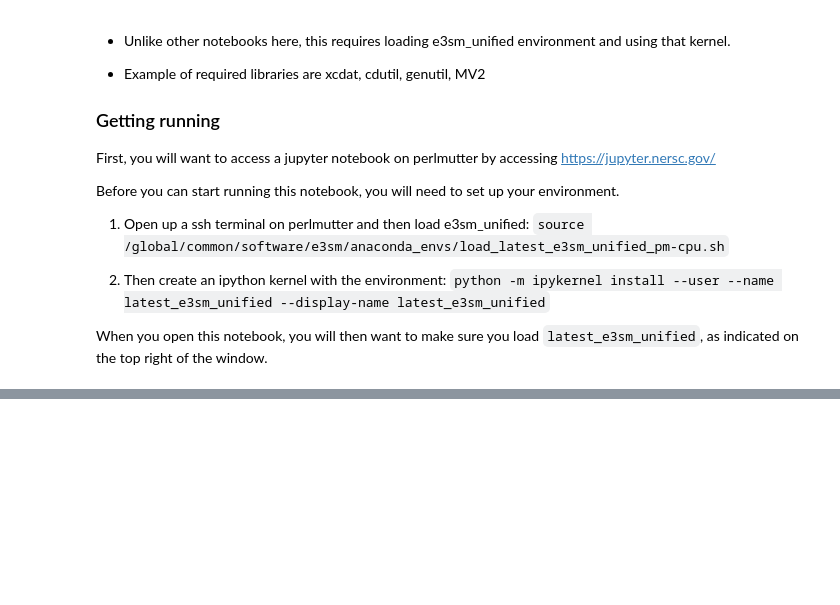
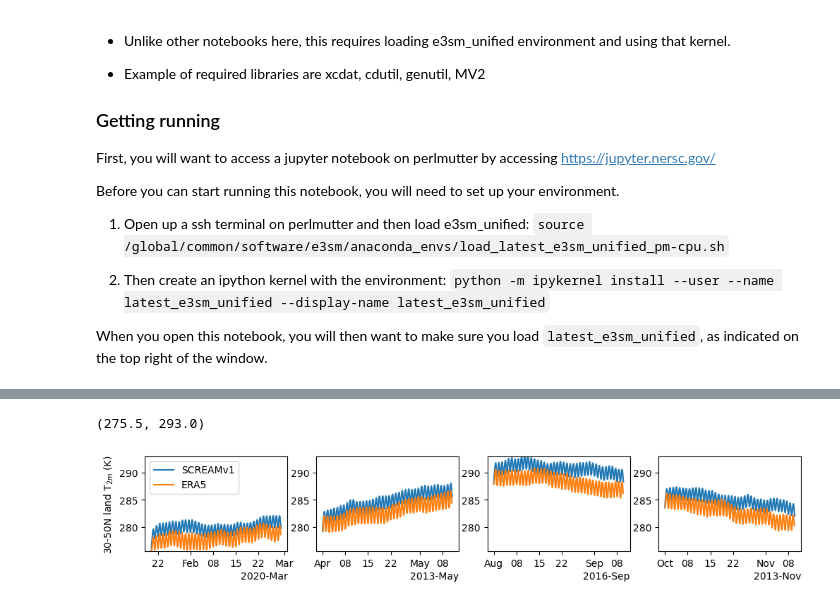
Before and after one commit to brhillman/e3smplot, a Jupyter notebook: notebooks/FourSeasons_TimeSeries.ipynb, the cells around one changed output, grey strips where cells are left out. Cells and saved outputs as stored; diff of their text form; code cells hidden in the pictures; blank space fills up the shorter version.

```diff
--- a/notebooks/FourSeasons_TimeSeries.ipynb
+++ b/notebooks/FourSeasons_TimeSeries.ipynb
@@ -72,0 +75,5 @@ Data variables: (12/16)
+# %%
+# Get weights for v1 and for ERA5
+v1_weights=f_Apr_VertIntegrals["area"]
+ERA5_weights=f_ERA5_landfrac["area"]
+ERA5_weights=ERA5_weights.rename({'lat':'latitude','lon':'longitude'}) # make the x-y dimension names consistent with ERA5
@@ -158,0 +250,6 @@ glb_mean_T_2m_ERA5_Oct=np.array(f_Oct_ERA5.spatial.average("t2m",axis="XY")["t2m
+# %%
+# Create new var for ERA5 bc U10 and V10 are separated
+f_Jan_ERA5["wind_speed_10m"]=(f_Jan_ERA5.u10**2+f_Jan_ERA5.v10**2)**0.5
+f_Apr_ERA5["wind_speed_10m"]=(f_Apr_ERA5.u10**2+f_Apr_ERA5.v10**2)**0.5
+f_Aug_ERA5["wind_speed_10m"]=(f_Aug_ERA5.u10**2+f_Aug_ERA5.v10**2)**0.5
+f_Oct_ERA5["wind_speed_10m"]=(f_Oct_ERA5.u10**2+f_Oct_ERA5.v10**2)**0.5
@@ -259,0 +394,5 @@ plt.ylim((1.5,4.5))
+# %%
+glb_mean_T_2m_30N50Nlnd_v1_Jan,time_v1_Jan=calc_timeseries(f_Jan_SurfVars,"T_2m",'2020-01-20 00:00:00','2020-02-28 23:59:59',mask=land_only_mask_v1,maskname='_lnd',coeff=1.,lat_max=50.,lat_min=30.,varweights=v1_weights)
+glb_mean_T_2m_30N50Nlnd_v1_Apr,time_v1_Apr=calc_timeseries(f_Apr_SurfVars,"T_2m",'2013-04-01 00:00:00','2013-05-10 23:59:59',mask=land_only_mask_v1,maskname='_lnd',coeff=1.,lat_max=50.,lat_min=30.,varweights=v1_weights)
+glb_mean_T_2m_30N50Nlnd_v1_Aug,time_v1_Aug=calc_timeseries(f_Aug_SurfVars,"T_2m",'2016-08-01 00:00:00','2016-09-09 23:59:59',mask=land_only_mask_v1,maskname='_lnd',coeff=1.,lat_max=50.,lat_min=30.,varweights=v1_weights)
+glb_mean_T_2m_30N50Nlnd_v1_Oct,time_v1_Oct=calc_timeseries(f_Oct_SurfVars,"T_2m",'2013-10-01 00:00:00','2013-11-09 23:59:59',mask=land_only_mask_v1,maskname='_lnd',coeff=1.,lat_max=50.,lat_min=30.,varweights=v1_weights)
@@ -259,0 +408,5 @@ plt.ylim((1.5,4.5))
+# %%
+glb_mean_T_2m_30N50Nlnd_ERA5_Jan,time_ERA5_Jan=calc_timeseries(f_Jan_ERA5,"t2m",'2020-01-20 00:00:00','2020-02-28 23:59:59',mask=ERA5_land_only_mask,maskname='_lnd',coeff=1.,lat_max=50.,lat_min=30.,varweights=ERA5_weights)
+glb_mean_T_2m_30N50Nlnd_ERA5_Apr,time_ERA5_Apr=calc_timeseries(f_Apr_ERA5,"t2m",'2013-04-01 00:00:00','2013-05-10 23:59:59',mask=ERA5_land_only_mask,maskname='_lnd',coeff=1.,lat_max=50.,lat_min=30.,varweights=ERA5_weights)
+glb_mean_T_2m_30N50Nlnd_ERA5_Aug,time_ERA5_Aug=calc_timeseries(f_Aug_ERA5,"t2m",'2016-08-01 00:00:00','2016-09-09 23:59:59',mask=ERA5_land_only_mask,maskname='_lnd',coeff=1.,lat_max=50.,lat_min=30.,varweights=ERA5_weights)
+glb_mean_T_2m_30N50Nlnd_ERA5_Oct,time_ERA5_Oct=calc_timeseries(f_Oct_ERA5,"t2m",'2013-10-01 00:00:00','2013-11-09 23:59:59',mask=ERA5_land_only_mask,maskname='_lnd',coeff=1.,lat_max=50.,lat_min=30.,varweights=ERA5_weights)
@@ -259,0 +422,27 @@ plt.ylim((1.5,4.5))
+# %%
+fig=plt.figure(figsize=(12,8))
+axs=fig.add_subplot(4,4,1)
+plt.plot(time_v1_Jan,glb_mean_T_2m_lnd_v1_Jan,label='SCREAMv1')
+plt.plot(time_ERA5_Jan,glb_mean_T_2m_30N50Nlnd_ERA5_Jan,label='ERA5')
+#plt.plot(f_v0_Jan_h0.indexes['time'].to_datetimeindex()[:-96],glb_mean_T_2m_30N50Nlnd_v0_Jan,label='SCREAMv0')
+plt.ylim((275.5,293))
+plt.ylabel('30-50N land T$_{2m}$ (K)')
+plt.legend(loc='upper left',fontsize=10)
+
+axs=fig.add_subplot(4,4,2)
+plt.plot(time_v1_Apr,glb_mean_T_2m_30N50Nlnd_v1_Apr)
+plt.plot(time_ERA5_Apr,glb_mean_T_2m_30N50Nlnd_ERA5_Apr)
+plt.ylim((275.5,293))
+
+axs=fig.add_subplot(4,4,3)
+plt.plot(time_v1_Aug,glb_mean_T_2m_30N50Nlnd_v1_Aug)
+plt.plot(time_ERA5_Aug,glb_mean_T_2m_30N50Nlnd_ERA5_Aug)
+plt.ylim((275.5,293))
+
+axs=fig.add_subplot(4,4,4)
+plt.plot(time_v1_Oct,glb_mean_T_2m_30N50Nlnd_v1_Oct)
+plt.plot(time_ERA5_Oct,glb_mean_T_2m_30N50Nlnd_ERA5_Oct)
+plt.ylim((275.5,293))
+# %% [output]
+(275.5, 293.0)
+[figure, added]
```
Also changed, not shown: parts of 44 cells of this notebook.
